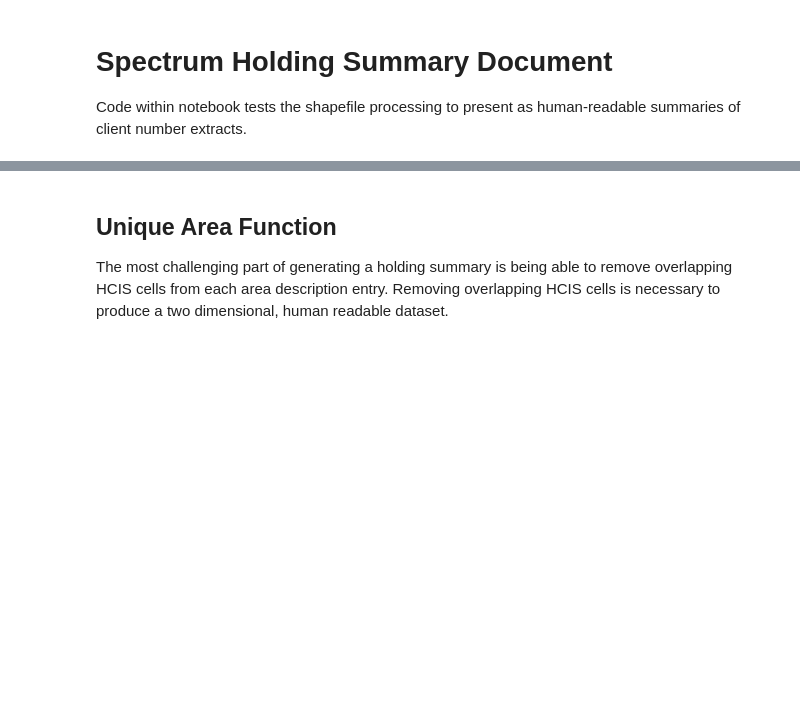
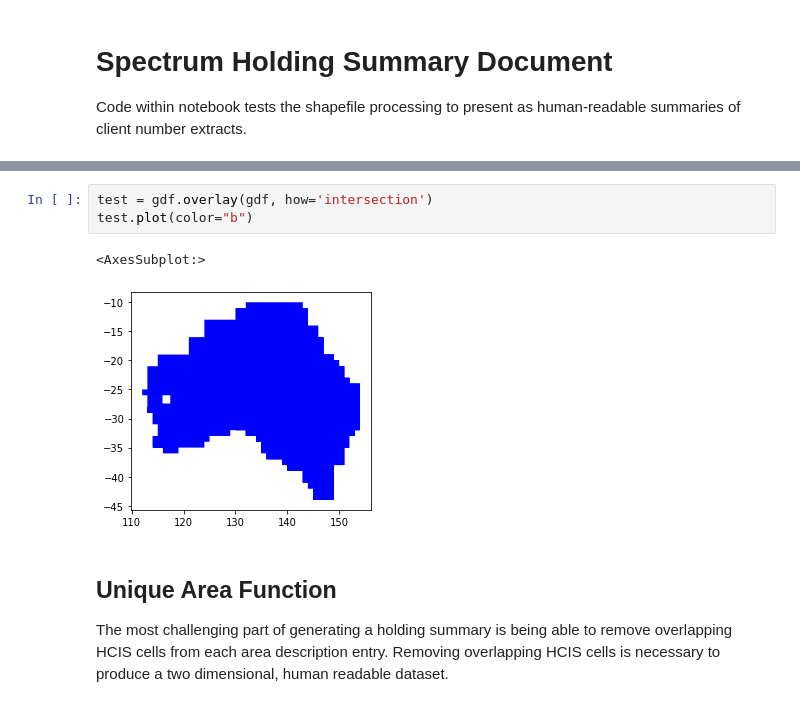
Before and after one commit to navnith-reddy/SpectrumNavigator, a Jupyter notebook: holdings.ipynb, the cells around one changed output, grey strips where cells are left out. Saved outputs shown, nothing was run; the diff lists cells and outputs as text; blank space fills up the shorter version.

```diff
--- a/holdings.ipynb
+++ b/holdings.ipynb
@@ -35,3 +47,9 @@ clientData
+# %%
+test = gdf.overlay(gdf, how='intersection')
+test.plot(color="b")
+# %% [output]
+<AxesSubplot:>
+[figure, added]
 # %% [markdown]
 ## Unique Area Function
 
```
Also changed, not shown: parts of 3 cells of this notebook, 1 other file.
